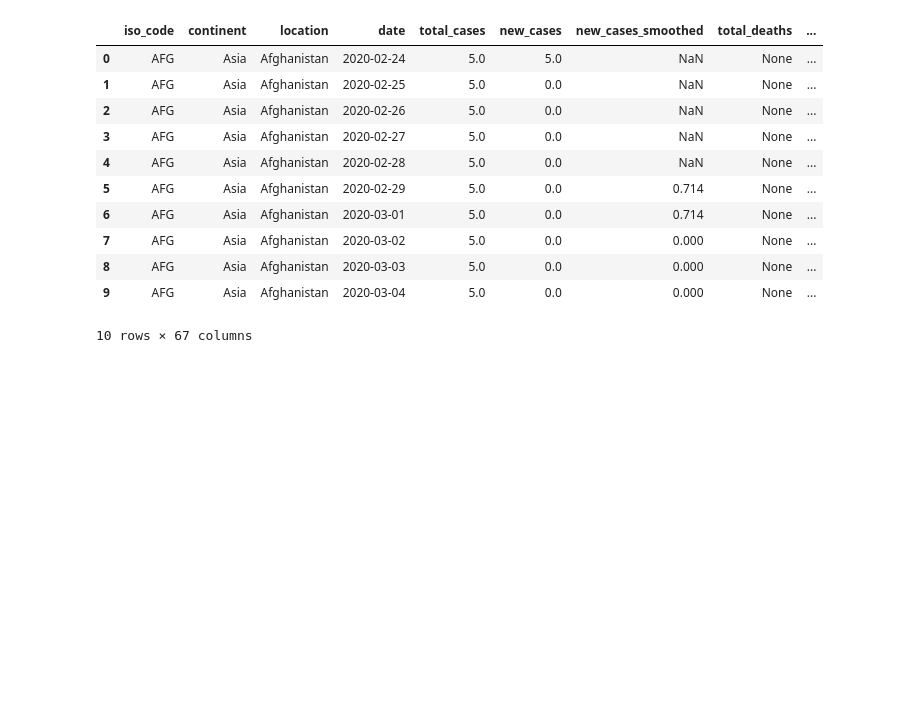
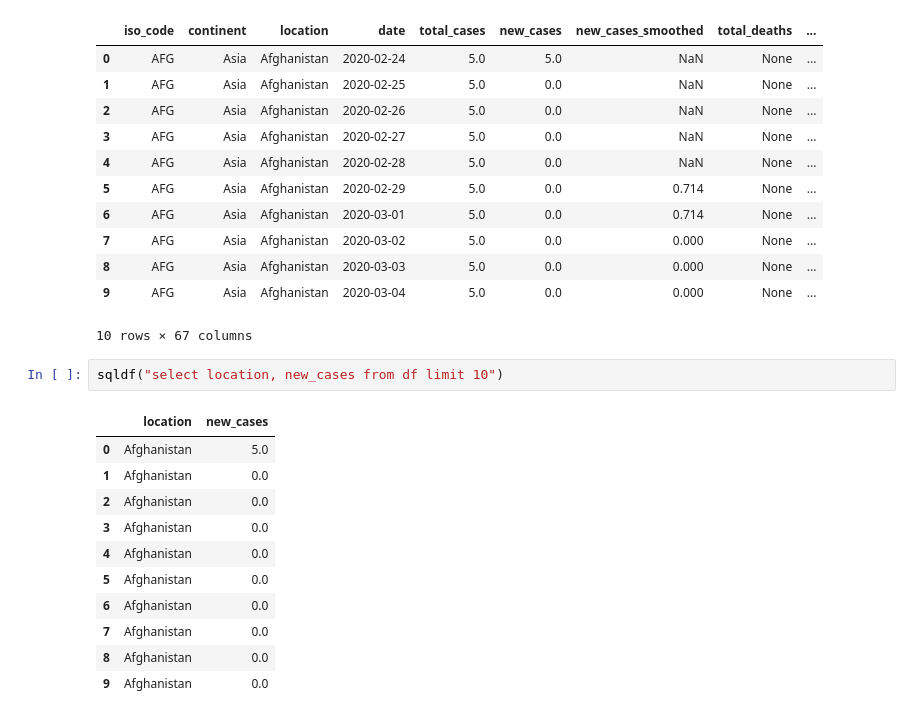
Before and after one commit to xalejandrow/connecting-to-a-sql-database-project-tutorial, a Jupyter notebook: SQL_4GKS.ipynb, the cells around one changed output. Saved outputs shown, nothing was run; the diff lists cells and outputs as text; blank space fills up the shorter version.

```diff
--- a/SQL_4GKS.ipynb
+++ b/SQL_4GKS.ipynb
@@ -42,3 +54,17 @@ sqldf("select * from df limit 10")
 | 8 | AFG | Asia | Afghanistan | 2020-03-03 | 5.0 | 0.0 | 0.000 | None | ... |
 | 9 | AFG | Asia | Afghanistan | 2020-03-04 | 5.0 | 0.0 | 0.000 | None | ... |
 10 rows × 67 columns
+# %%
+sqldf("select location, new_cases from df limit 10")
+# %% [output]
+|  | location | new_cases |
+| 0 | Afghanistan | 5.0 |
+| 1 | Afghanistan | 0.0 |
+| 2 | Afghanistan | 0.0 |
+| 3 | Afghanistan | 0.0 |
+| 4 | Afghanistan | 0.0 |
+| 5 | Afghanistan | 0.0 |
+| 6 | Afghanistan | 0.0 |
+| 7 | Afghanistan | 0.0 |
+| 8 | Afghanistan | 0.0 |
+| 9 | Afghanistan | 0.0 |
```
Also changed, not shown: parts of 5 cells of this notebook.
